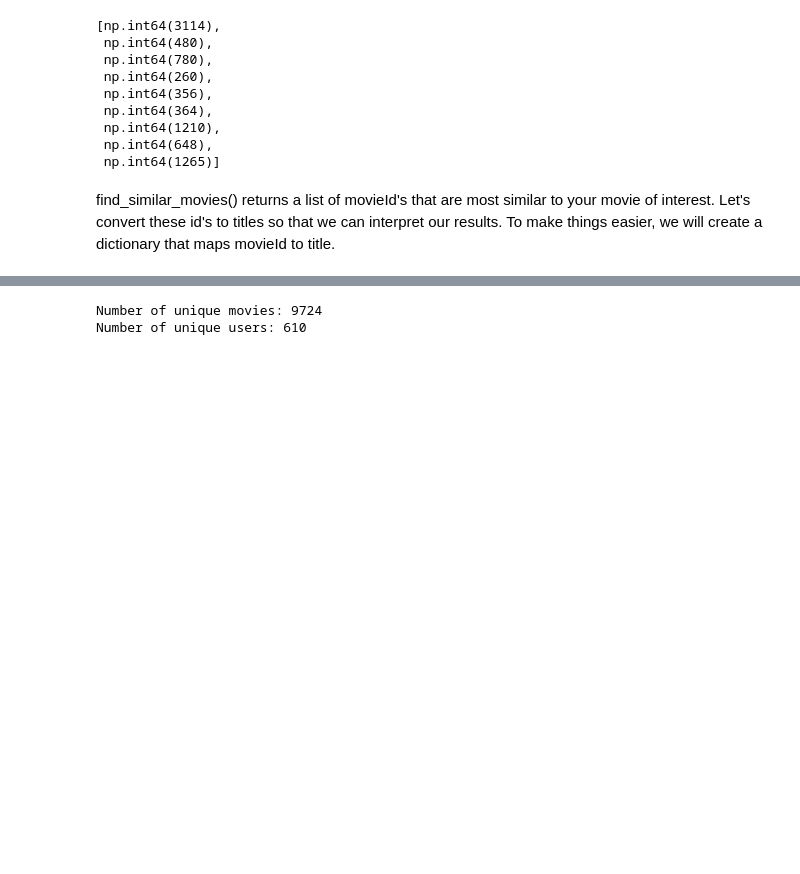
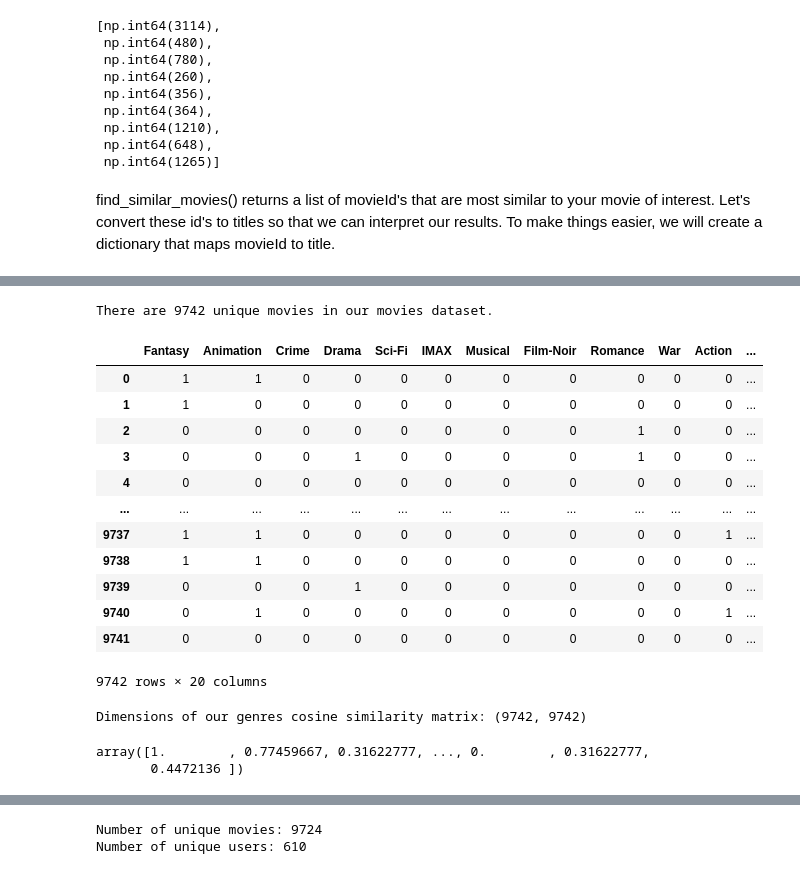
Before and after one commit to emilyclairevoyant/Project4, a Jupyter notebook: Data Cleanup.ipynb, the cells around one changed output, grey strips where cells are left out. Saved outputs shown, nothing was run; the diff lists cells and outputs as text; code cells hidden in the pictures; blank space fills up the shorter version.

```diff
--- a/Data Cleanup.ipynb
+++ b/Data Cleanup.ipynb
@@ -349,0 +458,39 @@ Groundhog Day
+# %%
+n_movies = movies_df['movieId'].nunique()
+print(f"There are {n_movies} unique movies in our movies dataset.")
+# %% [output]
+There are 9742 unique movies in our movies dataset.
+# %%
+genres = set(g for G in movies_df['genres'] for g in G)
+for g in genres:
+    movies_df[g] = movies_df.genres.transform(lambda x: int(g in x))
+
+movies_genres = movies_df.drop(columns=['movieId', 'title','genres','release_year'])
+# %%
+movies_genres
+# %% [output]
+|  | Fantasy | Animation | Crime | Drama | Sci-Fi | IMAX | Musical | Film-Noir | Romance | War | Action | ... |
+| 0 | 1 | 1 | 0 | 0 | 0 | 0 | 0 | 0 | 0 | 0 | 0 | ... |
+| 1 | 1 | 0 | 0 | 0 | 0 | 0 | 0 | 0 | 0 | 0 | 0 | ... |
+| 2 | 0 | 0 | 0 | 0 | 0 | 0 | 0 | 0 | 1 | 0 | 0 | ... |
+| 3 | 0 | 0 | 0 | 1 | 0 | 0 | 0 | 0 | 1 | 0 | 0 | ... |
+| 4 | 0 | 0 | 0 | 0 | 0 | 0 | 0 | 0 | 0 | 0 | 0 | ... |
+| ... | ... | ... | ... | ... | ... | ... | ... | ... | ... | ... | ... | ... |
+| 9737 | 1 | 1 | 0 | 0 | 0 | 0 | 0 | 0 | 0 | 0 | 1 | ... |
+| 9738 | 1 | 1 | 0 | 0 | 0 | 0 | 0 | 0 | 0 | 0 | 0 | ... |
+| 9739 | 0 | 0 | 0 | 1 | 0 | 0 | 0 | 0 | 0 | 0 | 0 | ... |
+| 9740 | 0 | 1 | 0 | 0 | 0 | 0 | 0 | 0 | 0 | 0 | 1 | ... |
+| 9741 | 0 | 0 | 0 | 0 | 0 | 0 | 0 | 0 | 0 | 0 | 0 | ... |
+9742 rows × 20 columns
+# %%
+from sklearn.metrics.pairwise import cosine_similarity
+
+cosine_sim = cosine_similarity(movies_genres, movies_genres)
+print(f"Dimensions of our genres cosine similarity matrix: {cosine_sim.shape}")
+# %% [output]
+Dimensions of our genres cosine similarity matrix: (9742, 9742)
+# %%
+cosine_sim[0]
+# %% [output]
+array([1.        , 0.77459667, 0.31622777, ..., 0.        , 0.31622777,
+       0.4472136 ])
```
Also changed, not shown: parts of 20 cells of this notebook.
